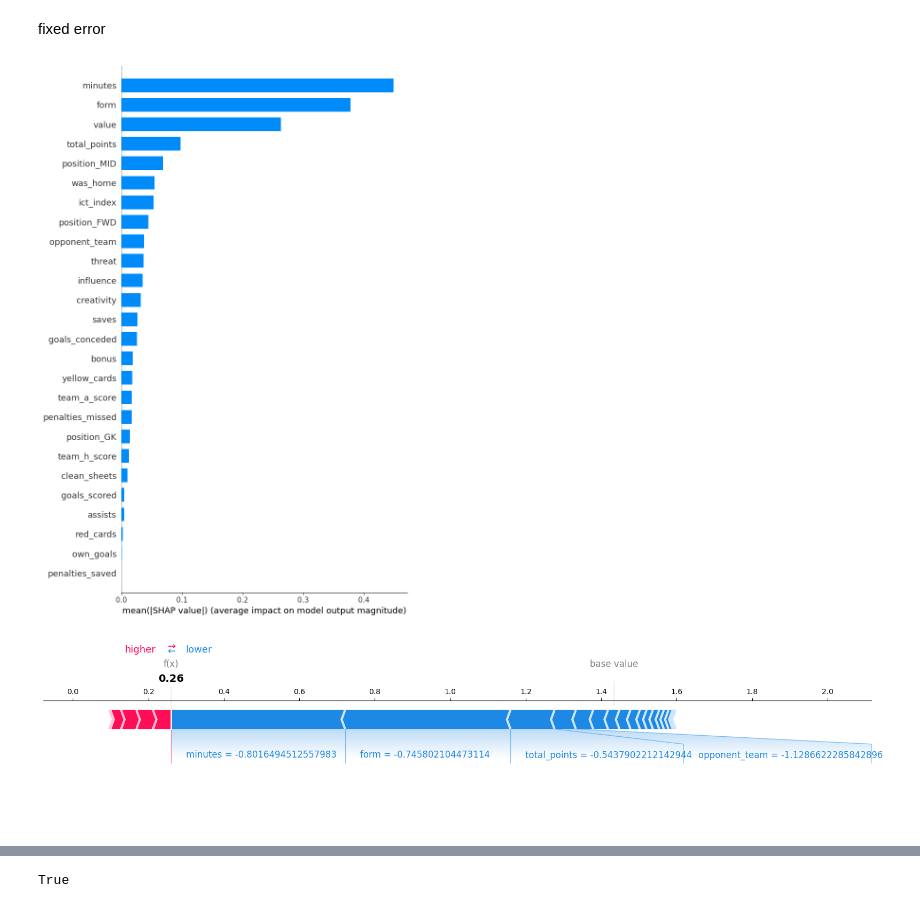
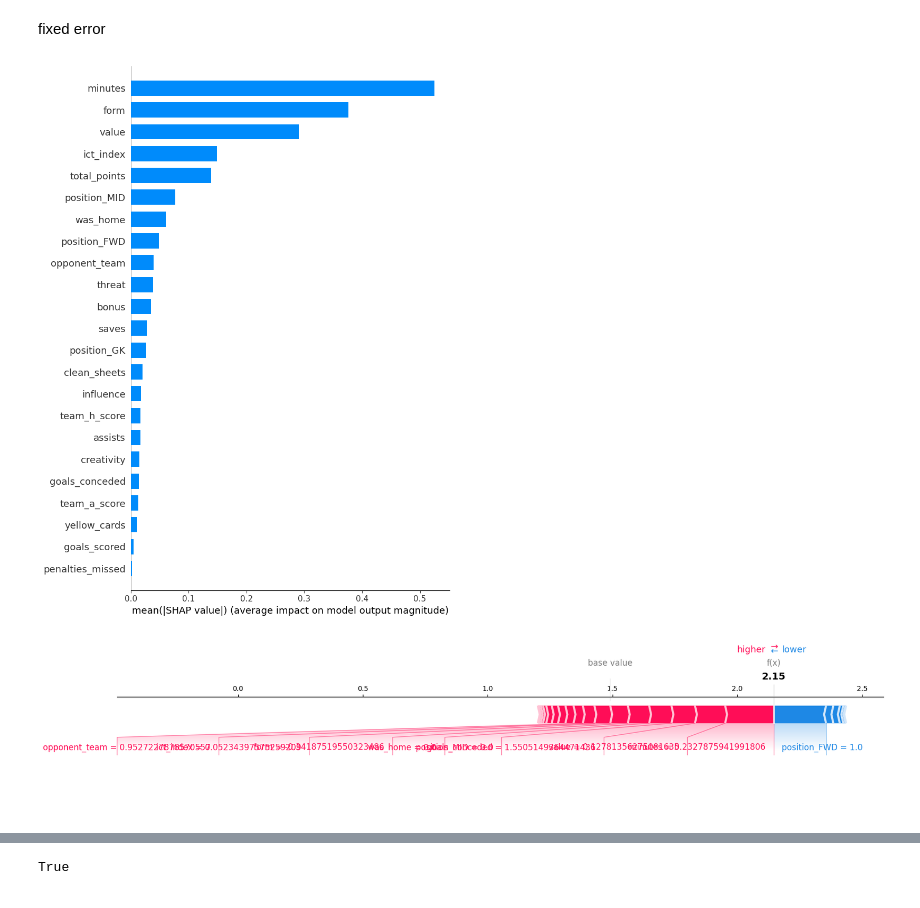
Before and after one commit to omarabushanab/FPL-Predictive-Model, a Jupyter notebook: src/Untitled58.ipynb, the cells around one changed output, grey strips where cells are left out. Cells and saved outputs as stored; diff of their text form; code cells hidden in the pictures.

```diff
--- a/src/Untitled58.ipynb
+++ b/src/Untitled58.ipynb
@@ -774,10 +774,15 @@ numeric_features = [
     # "minutes", "form", "ict_index", "influence", "total_points", "creativity", "value", "threat", "goals_conceded", "clean_sheets", "bonus",
     # "goals_scored", "assists", "saves", "yellow_cards", "penalties_missed", "own_goals", "penalties_saved", "team_h_score",
     # "opponent_team", "team_a_score", "red_cards", "fixture"
-        "minutes", "form", "ict_index", "influence", "total_points", "creativity", "value", "threat",
-        "goals_conceded", "clean_sheets", "bonus", "goals_scored", "assists", "saves", "yellow_cards",
-        "penalties_missed", "own_goals", "penalties_saved", "team_h_score", "opponent_team", "team_a_score", "red_cards"
 
+
+        # "minutes", "form", "ict_index", "influence", "total_points", "creativity", "value", "threat",
+        # "goals_conceded", "clean_sheets", "bonus", "goals_scored", "assists", "saves", "yellow_cards",
+        # "penalties_missed", "own_goals", "penalties_saved", "team_h_score", "opponent_team", "team_a_score", "red_cards"
+
+    "assists", "bonus", "clean_sheets", "creativity", "goals_conceded", "goals_scored",
+    "ict_index", "influence", "minutes", "penalties_missed", "saves", "team_a_score", "team_h_score",
+    "threat", "total_points", "value", "yellow_cards", "opponent_team", "form"
     # ,"experimental"
     ]
 
@@ -1160,15 +1164,15 @@ shap.summary_plot(
     max_display=len(feature_names)
 )
 # %% [output]
-[figure, old version]
+[figure, new version]
 # %%
 
 # Local explanation
-i = 50
+i = 150
 # Easiest way with the new API
 shap.plots.force(shap_values[i], matplotlib = True)
 # %% [output]
-[figure, old version]
+[figure, new version]
 # %%
 import lime
 import lime.lime_tabular
```
Also changed, not shown: parts of 13 cells of this notebook, 2 other files.
